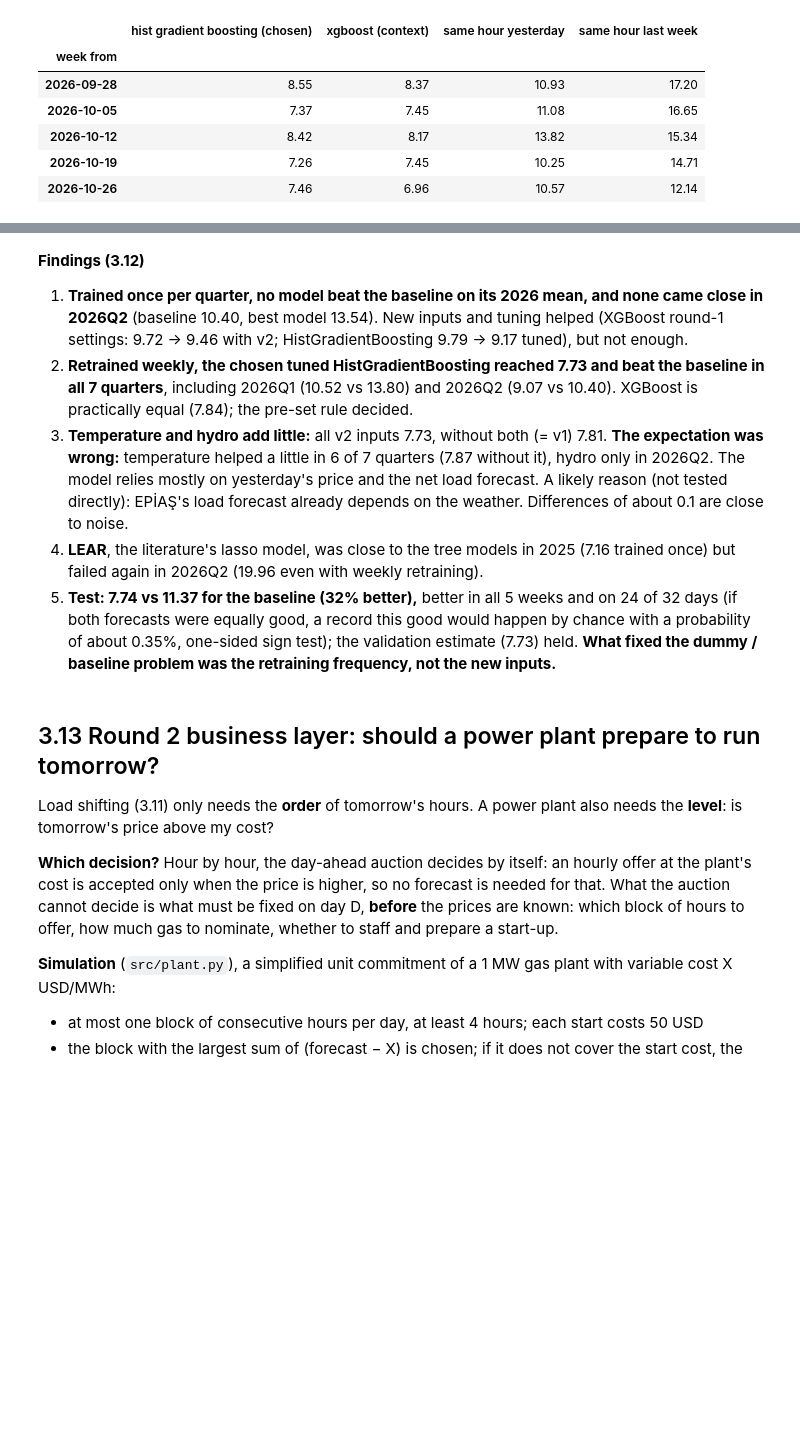
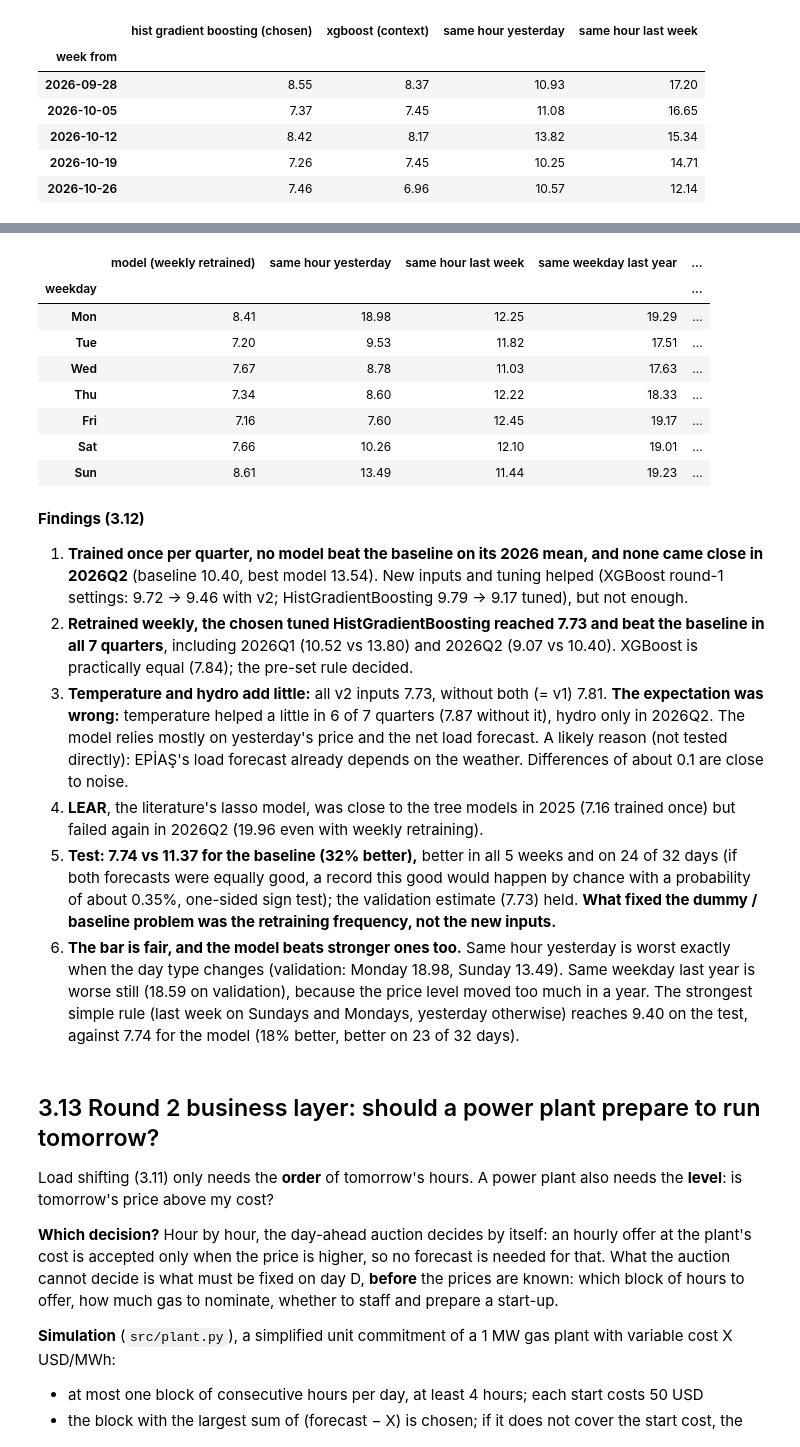
Before and after one commit to icedemirkaano/turkey-electricity-forecasting, a Jupyter notebook: notebooks/02_ptf_models.ipynb, the cells around one changed output, grey strips where cells are left out. Drawn from its saved outputs; the diff is of its cells as text; code cells hidden in the pictures; blank space fills up the shorter version.

```diff
--- a/notebooks/02_ptf_models.ipynb
+++ b/notebooks/02_ptf_models.ipynb
@@ -840,3 +856,15 @@ pd.read_csv(ROUND2 / 'test_scores_by_week.csv', index_col='week from')
+# %%
+pd.read_csv(ROUND2 / 'baselines_by_weekday.csv', index_col=['period', 'weekday']).loc['validation']
+# %% [output]
+|  | model (weekly retrained) | same hour yesterday | same hour last week | same weekday last year | ... |
+| weekday |  |  |  |  | ... |
+| Mon | 8.41 | 18.98 | 12.25 | 19.29 | ... |
+| Tue | 7.20 | 9.53 | 11.82 | 17.51 | ... |
+| Wed | 7.67 | 8.78 | 11.03 | 17.63 | ... |
+| Thu | 7.34 | 8.60 | 12.22 | 18.33 | ... |
+| Fri | 7.16 | 7.60 | 12.45 | 19.17 | ... |
+| Sat | 7.66 | 10.26 | 12.10 | 19.01 | ... |
+| Sun | 8.61 | 13.49 | 11.44 | 19.23 | ... |
 # %% [markdown]
 **Findings (3.12)**
 
@@ -845,6 +873,7 @@ pd.read_csv(ROUND2 / 'test_scores_by_week.csv', index_col='week from')
 3. **Temperature and hydro add little:** all v2 inputs 7.73, without both (= v1) 7.81. **The expectation was wrong:** temperature helped a little in 6 of 7 quarters (7.87 without it), hydro only in 2026Q2. The model relies mostly on yesterday's price and the net load forecast. A likely reason (not tested directly): EPİAŞ's load forecast already depends on the weather. Differences of about 0.1 are close to noise.
 4. **LEAR**, the literature's lasso model, was close to the tree models in 2025 (7.16 trained once) but failed again in 2026Q2 (19.96 even with weekly retraining).
 5. **Test: 7.74 vs 11.37 for the baseline (32% better),** better in all 5 weeks and on 24 of 32 days (if both forecasts were equally good, a record this good would happen by chance with a probability of about 0.35%, one-sided sign test); the validation estimate (7.73) held. **What fixed the dummy / baseline problem was the retraining frequency, not the new inputs.**
+6. **The bar is fair, and the model beats stronger ones too.** Same hour yesterday is worst exactly when the day type changes (validation: Monday 18.98, Sunday 13.49). Same weekday last year is worse still (18.59 on validation), because the price level moved too much in a year. The strongest simple rule (last week on Sundays and Mondays, yesterday otherwise) reaches 9.40 on the test, against 7.74 for the model (18% better, better on 23 of 32 days).
 # %% [markdown]
 ## 3.13 Round 2 business layer: should a power plant prepare to run tomorrow?
 
```
Also changed, not shown: parts of 3 cells of this notebook, 6 other files.
